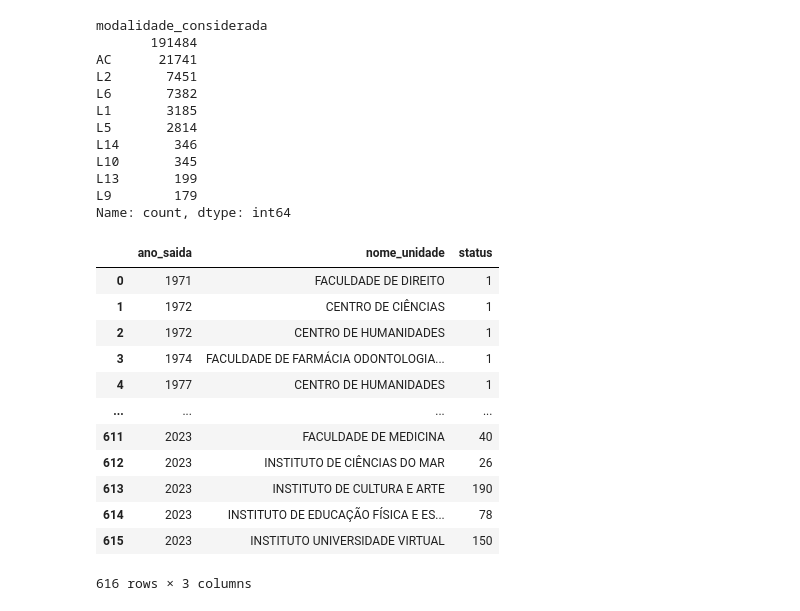
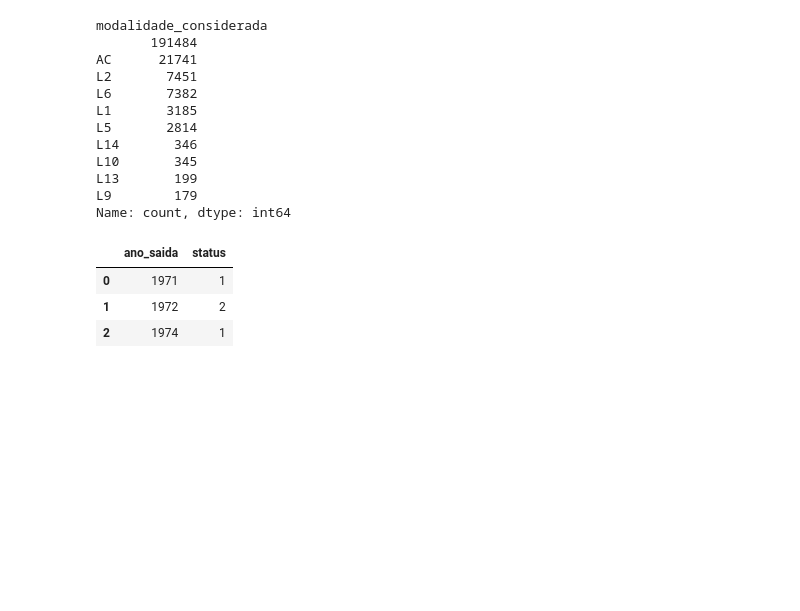
Before and after one commit to kaladabrio2020/dashboardUFC, a Jupyter notebook: Dashboard.ipynb, the cells around one changed output. Cells and saved outputs as stored; diff of their text form; code cells hidden in the pictures; blank space fills up the shorter version.

Commit message:
data160

```diff
--- a/Dashboard.ipynb
+++ b/Dashboard.ipynb
@@ -147,21 +147,13 @@ L13       199
 L9        179
 Name: count, dtype: int64
 # %%
-data.loc[
+oui = data.loc[
     (data['status']=='CANCELADO') &
     (data['ano_saida'] != ' ')
-    ].groupby(by=['ano_saida','nome_unidade'])['status'].count().reset_index()
+    ].groupby(by=['ano_saida'])['status'].count().reset_index()
+oui.head(3)
 # %% [output]
-|  | ano_saida | nome_unidade | status |
-| 0 | 1971 | FACULDADE DE DIREITO | 1 |
-| 1 | 1972 | CENTRO DE CIÊNCIAS | 1 |
-| 2 | 1972 | CENTRO DE HUMANIDADES | 1 |
-| 3 | 1974 | FACULDADE DE FARMÁCIA ODONTOLOGIA... | 1 |
-| 4 | 1977 | CENTRO DE HUMANIDADES | 1 |
-| ... | ... | ... | ... |
-| 611 | 2023 | FACULDADE DE MEDICINA | 40 |
-| 612 | 2023 | INSTITUTO DE CIÊNCIAS DO MAR | 26 |
-| 613 | 2023 | INSTITUTO DE CULTURA E ARTE | 190 |
-| 614 | 2023 | INSTITUTO DE EDUCAÇÃO FÍSICA E ES... | 78 |
-| 615 | 2023 | INSTITUTO UNIVERSIDADE VIRTUAL | 150 |
+|  | ano_saida | status |
+| 0 | 1971 | 1 |
+| 1 | 1972 | 2 |
+| 2 | 1974 | 1 |
-616 rows × 3 columns
```
Also changed, not shown: parts of 3 cells of this notebook, 3 other files.
